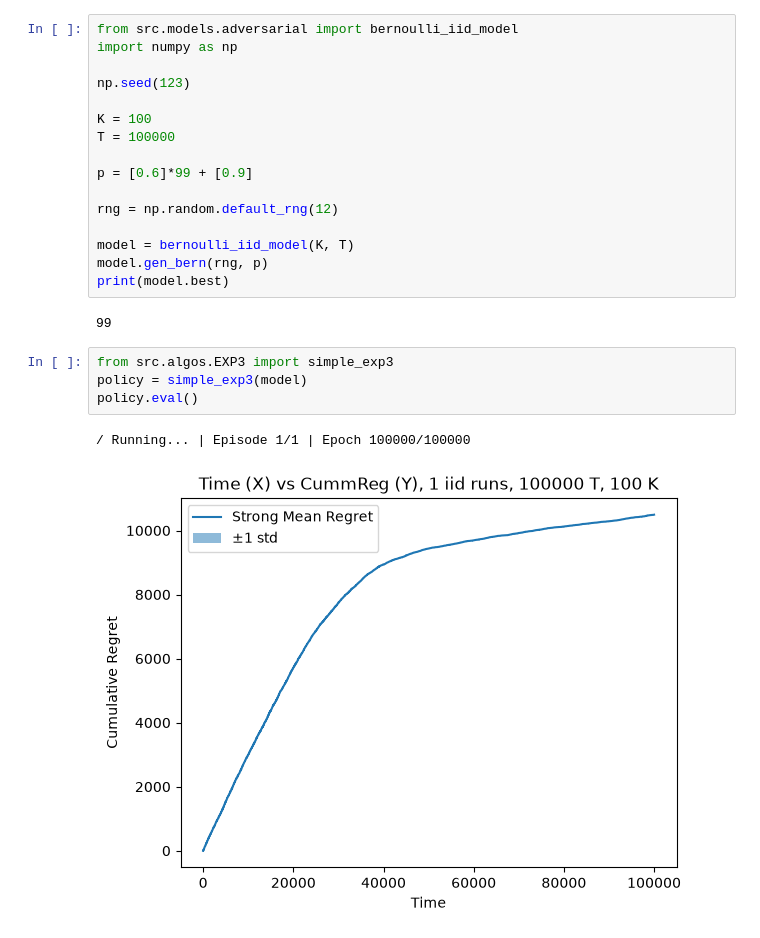
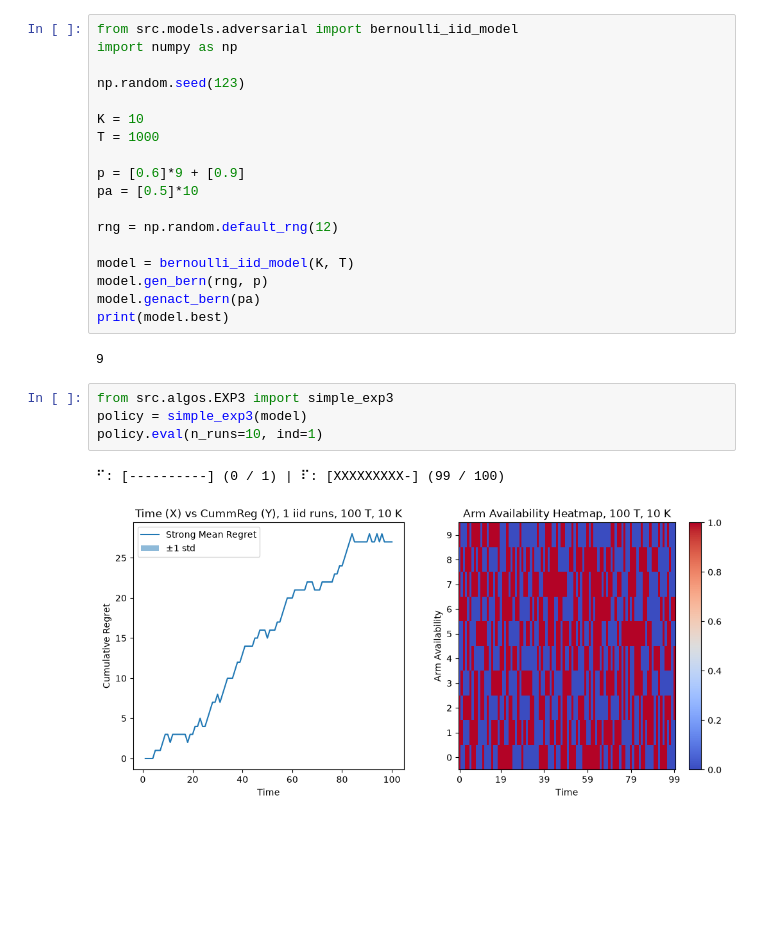
Before and after one commit to chrisbsoo/bandits, a Jupyter notebook: sesh/session1.ipynb, the cells around one changed output. Drawn from its saved outputs; the diff is of its cells as text; blank space fills up the shorter version.

```diff
--- a/sesh/session1.ipynb
+++ b/sesh/session1.ipynb
@@ -2,24 +2,26 @@
 from src.models.adversarial import bernoulli_iid_model
 import numpy as np
 
-np.seed(123)
+np.random.seed(123)
 
-K = 100
-T = 100000
+K = 10
+T = 1000
 
-p = [0.6]*99 + [0.9]
+p = [0.6]*9 + [0.9]
+pa = [0.5]*10
 
 rng = np.random.default_rng(12)
 
 model = bernoulli_iid_model(K, T)
 model.gen_bern(rng, p)
+model.genact_bern(pa)
 print(model.best)
 # %% [output]
-99
+9
 # %%
 from src.algos.EXP3 import simple_exp3
 policy = simple_exp3(model)
-policy.eval()
+policy.eval(n_runs=10, ind=1)
 # %% [output]
-/ Running... | Episode 1/1 | Epoch 100000/100000
+⠋: [----------] (0 / 1) | ⠏: [XXXXXXXXX-] (99 / 100)
-[figure, old version]
+[figure, new version]
```
Also changed, not shown: 2 other files.
